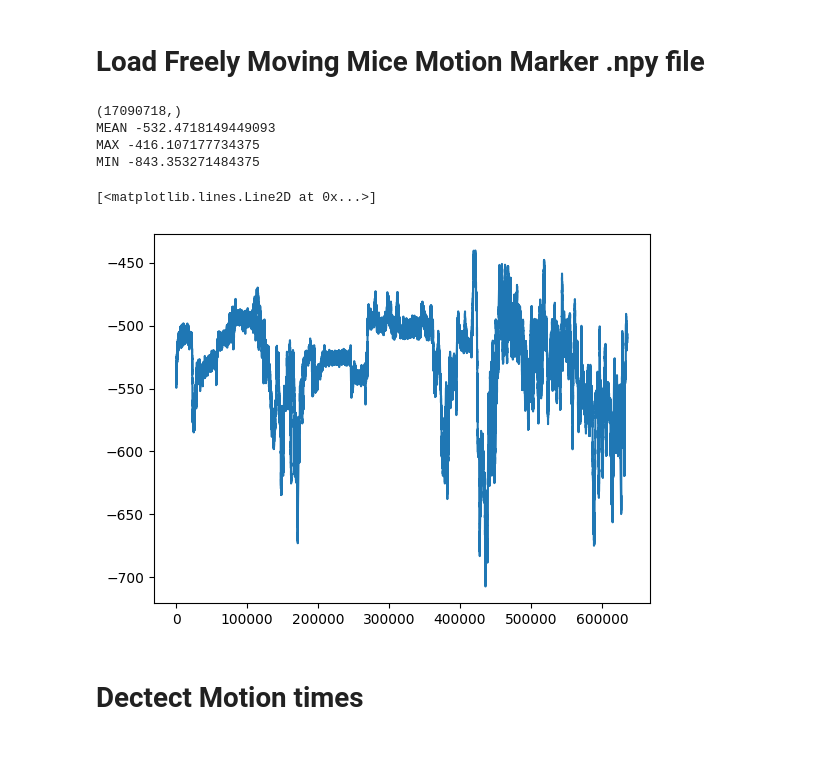
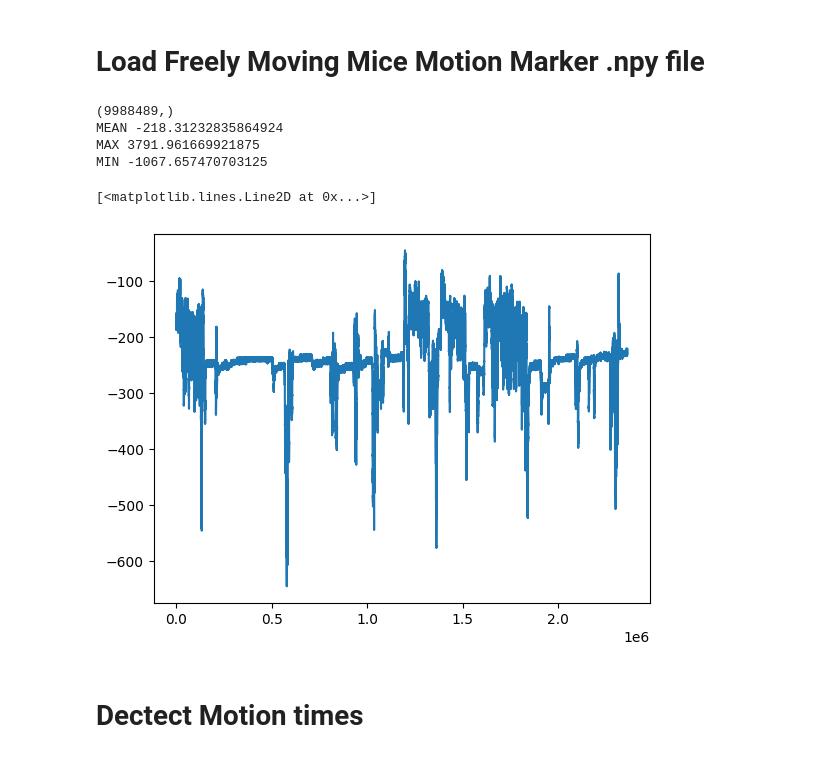
Before and after one commit to logic-uni/ET_data_analysis, a Jupyter notebook: PreAnalysis/FreMov_Extr4nidqnpy.ipynb, the cells around one changed output. Drawn from its saved outputs; the diff is of its cells as text; code cells hidden in the pictures.

```diff
--- a/PreAnalysis/FreMov_Extr4nidqnpy.ipynb
+++ b/PreAnalysis/FreMov_Extr4nidqnpy.ipynb
@@ -3,23 +3,23 @@
 # %%
 import numpy as np
 import matplotlib.pyplot as plt
-mice = '20250310_VN_tremor'
+mice = '20250310_VN_control'
 path = f'/data1/zhangyuhao/xinchao_data/NP2/{mice}/Marker/'
 raw_data = np.load(path + 'motion_marker.npy')
 raw_data = raw_data[0]
 print(raw_data.shape)
 fs = 10593.2
 print("MEAN", np.mean(raw_data))
 print("MAX", np.max(raw_data))
 print("MIN", np.min(raw_data))
-plt.plot(raw_data[int(60*fs):int(120*fs)])  # 没动就是平的，动了才会变化，向上向下分别代表压力传感器的方向
+plt.plot(raw_data[int(720*fs):int(960*fs)])  # 没动就是平的，动了才会变化，向上向下分别代表压力传感器的方向
 # %% [output]
-(17090718,)
-MEAN -532.4718149449093
-MAX -416.107177734375
-MIN -843.353271484375
+(9988489,)
+MEAN -218.31232835864924
+MAX 3791.961669921875
+MIN -1067.657470703125
 [<matplotlib.lines.Line2D at 0x...>]
-[figure, old version]
+[figure, new version]
 # %% [markdown]
 # Dectect Motion times
 # %%
```
